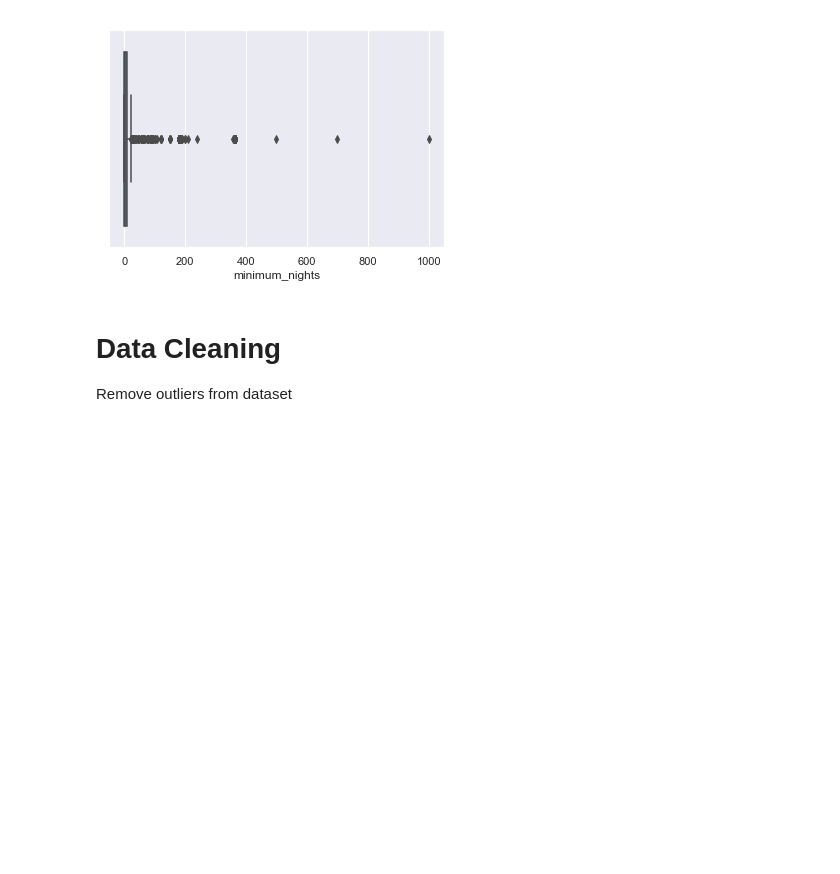
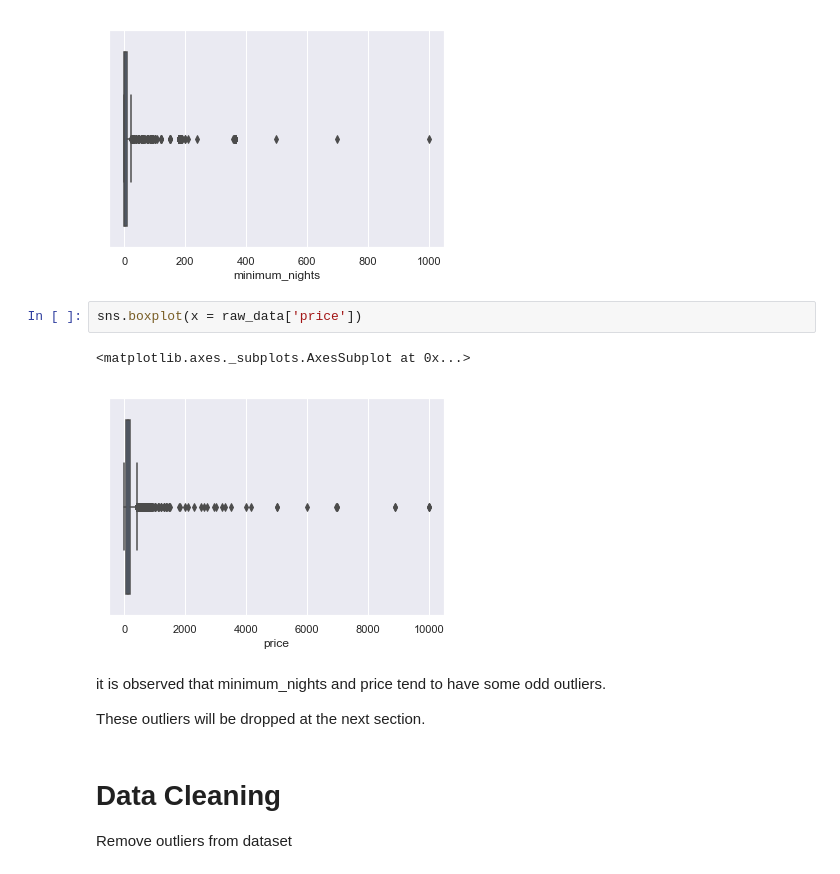
Before and after one commit to mister-lepak/AirBnB_SG, a Jupyter notebook: AirBnB_SG.ipynb, the cells around one changed output. Cells and saved outputs as stored; diff of their text form; blank space fills up the shorter version.

```diff
--- a/AirBnB_SG.ipynb
+++ b/AirBnB_SG.ipynb
@@ -48,6 +48,15 @@ sns.boxplot(x = raw_data['minimum_nights'])
 # %% [output]
 <matplotlib.axes._subplots.AxesSubplot at 0x...>
 [figure]
+# %%
+sns.boxplot(x = raw_data['price'])
+# %% [output]
+<matplotlib.axes._subplots.AxesSubplot at 0x...>
+[figure, added]
+# %% [markdown]
+it is observed that minimum_nights and price tend to have some odd outliers.
+
+These outliers will be dropped at the next section.
 # %% [markdown]
 # Data Cleaning
 
```
Also changed, not shown: parts of 13 cells of this notebook.
